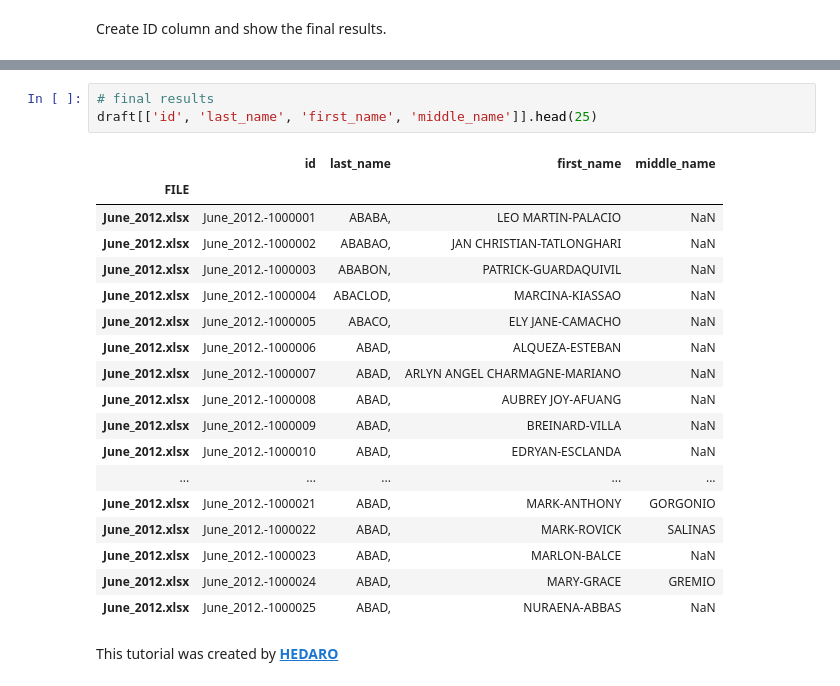
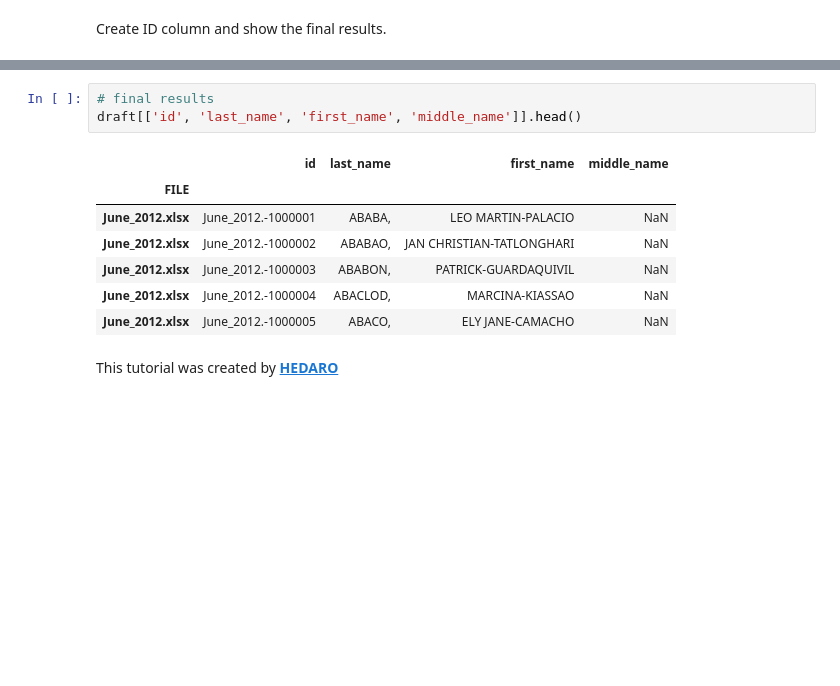
Before and after one commit to DataWranglerPro/quartz, a Jupyter notebook: content/Assets/notebooks/data_cleaning_job.ipynb, the cells around one changed output, grey strips where cells are left out. Drawn from its saved outputs; the diff is of its cells as text; blank space fills up the shorter version.

```diff
--- a/content/Assets/notebooks/data_cleaning_job.ipynb
+++ b/content/Assets/notebooks/data_cleaning_job.ipynb
@@ -290,24 +258,13 @@ draft.head(20)
 # %%
 # final results
-draft[['id', 'last_name', 'first_name', 'middle_name']].head(25)
+draft[['id', 'last_name', 'first_name', 'middle_name']].head()
 # %% [output]
 |  | id | last_name | first_name | middle_name |
 | FILE |  |  |  |  |
 | June_2012.xlsx | June_2012.-1000001 | ABABA, | LEO MARTIN-PALACIO | NaN |
 | June_2012.xlsx | June_2012.-1000002 | ABABAO, | JAN CHRISTIAN-TATLONGHARI | NaN |
 | June_2012.xlsx | June_2012.-1000003 | ABABON, | PATRICK-GUARDAQUIVIL | NaN |
 | June_2012.xlsx | June_2012.-1000004 | ABACLOD, | MARCINA-KIASSAO | NaN |
 | June_2012.xlsx | June_2012.-1000005 | ABACO, | ELY JANE-CAMACHO | NaN |
-| June_2012.xlsx | June_2012.-1000006 | ABAD, | ALQUEZA-ESTEBAN | NaN |
-| June_2012.xlsx | June_2012.-1000007 | ABAD, | ARLYN ANGEL CHARMAGNE-MARIANO | NaN |
-| June_2012.xlsx | June_2012.-1000008 | ABAD, | AUBREY JOY-AFUANG | NaN |
-| June_2012.xlsx | June_2012.-1000009 | ABAD, | BREINARD-VILLA | NaN |
-| June_2012.xlsx | June_2012.-1000010 | ABAD, | EDRYAN-ESCLANDA | NaN |
-| ... | ... | ... | ... | ... |
-| June_2012.xlsx | June_2012.-1000021 | ABAD, | MARK-ANTHONY | GORGONIO |
-| June_2012.xlsx | June_2012.-1000022 | ABAD, | MARK-ROVICK | SALINAS |
-| June_2012.xlsx | June_2012.-1000023 | ABAD, | MARLON-BALCE | NaN |
-| June_2012.xlsx | June_2012.-1000024 | ABAD, | MARY-GRACE | GREMIO |
-| June_2012.xlsx | June_2012.-1000025 | ABAD, | NURAENA-ABBAS | NaN |
 # %% [markdown]
 <p class="text-muted">This tutorial was created by <a href="https://www.hedaro.com" target="_blank"><strong>HEDARO</strong></a></p>
```
Also changed, not shown: parts of 3 cells of this notebook, 2 other files.
